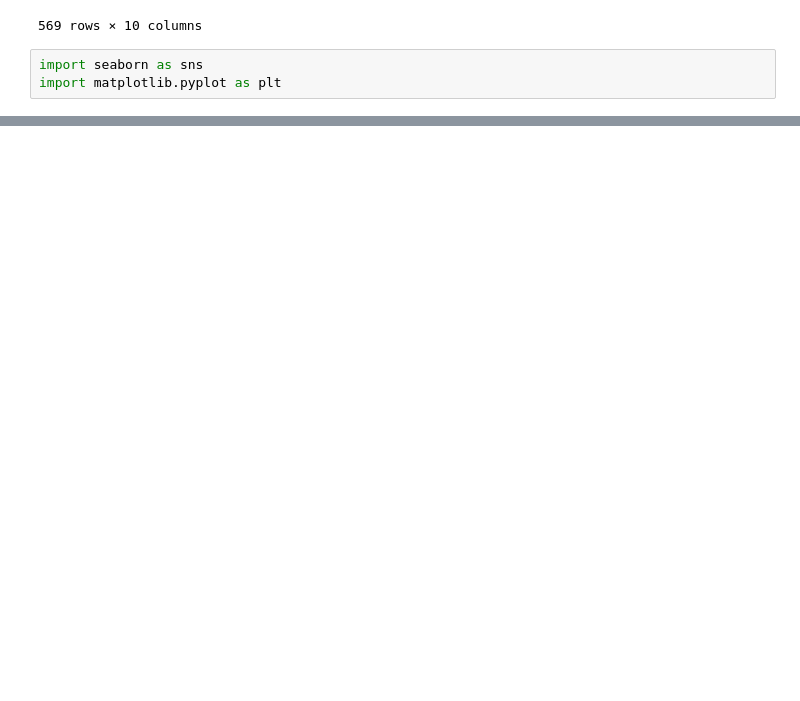
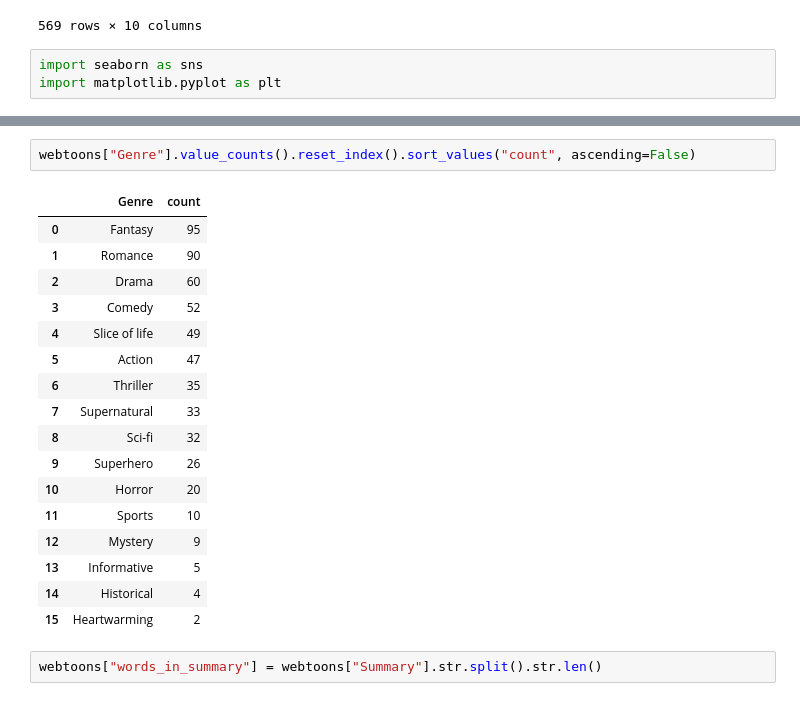
Before and after one commit to yeyeyeen/ToonMate, a Jupyter notebook: webtoon_data_exploration.ipynb, the cells around one changed output, grey strips where cells are left out. Cells and saved outputs as stored; diff of their text form; blank space fills up the shorter version.

```diff
--- a/webtoon_data_exploration.ipynb
+++ b/webtoon_data_exploration.ipynb
@@ -42,0 +43,22 @@ plt.show()
+# %%
+webtoons["Genre"].value_counts().reset_index().sort_values("count", ascending=False)
+# %% [output]
+|  | Genre | count |
+| 0 | Fantasy | 95 |
+| 1 | Romance | 90 |
+| 2 | Drama | 60 |
+| 3 | Comedy | 52 |
+| 4 | Slice of life | 49 |
+| 5 | Action | 47 |
+| 6 | Thriller | 35 |
+| 7 | Supernatural | 33 |
+| 8 | Sci-fi | 32 |
+| 9 | Superhero | 26 |
+| 10 | Horror | 20 |
+| 11 | Sports | 10 |
+| 12 | Mystery | 9 |
+| 13 | Informative | 5 |
+| 14 | Historical | 4 |
+| 15 | Heartwarming | 2 |
+# %%
+webtoons["words_in_summary"] = webtoons["Summary"].str.split().str.len()
```
Also changed, not shown: parts of 5 cells of this notebook, 3 other files.
